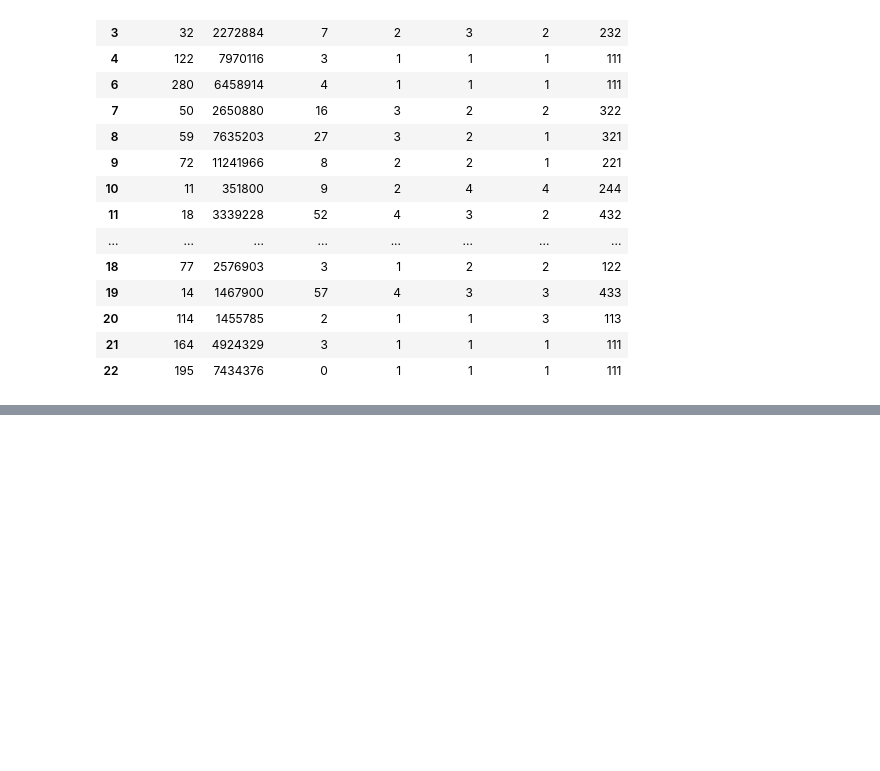
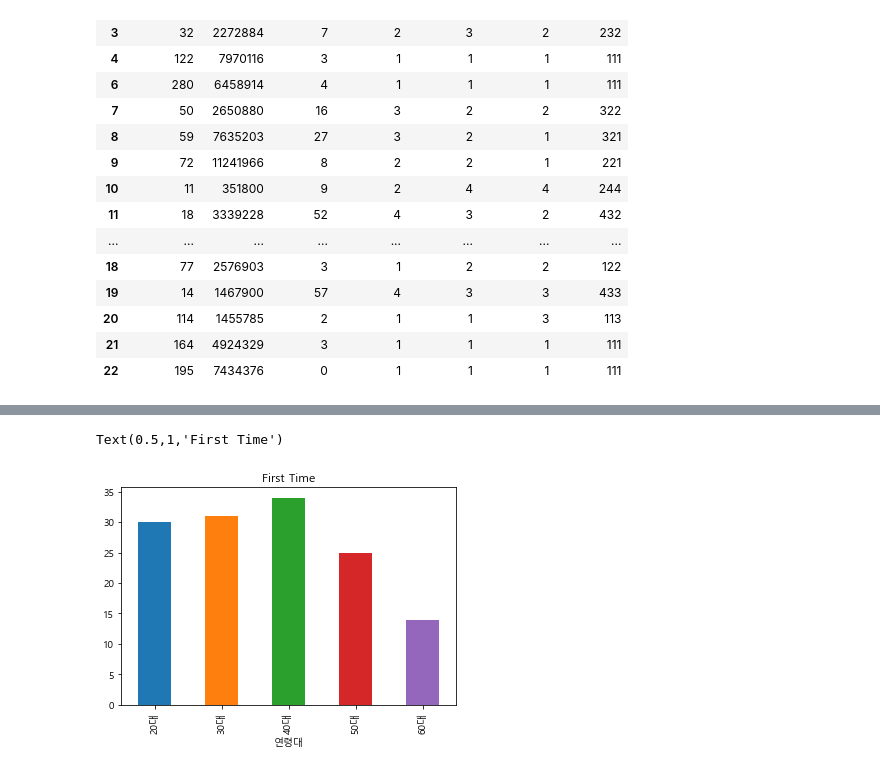
Before and after one commit to vlufoot/smu_team_6, a Jupyter notebook: RFM_segmentation.ipynb, the cells around one changed output, grey strips where cells are left out. Drawn from its saved outputs; the diff is of its cells as text; code cells hidden in the pictures; blank space fills up the shorter version.

```diff
--- a/RFM_segmentation.ipynb
+++ b/RFM_segmentation.ipynb
@@ -131,0 +173,7 @@ rfmSegmentation.head(20)
+# %%
+# 3. r만높은 첫방문 고객
+rfm_age[rfm_age['RFMClass']=='144'].groupby(by='연령대').count()['RFMClass'].plot(kind='bar')
+plt.title('First Time')
+# %% [output]
+Text(0.5,1,'First Time')
+[figure, added]
```
Also changed, not shown: parts of 12 cells of this notebook.
